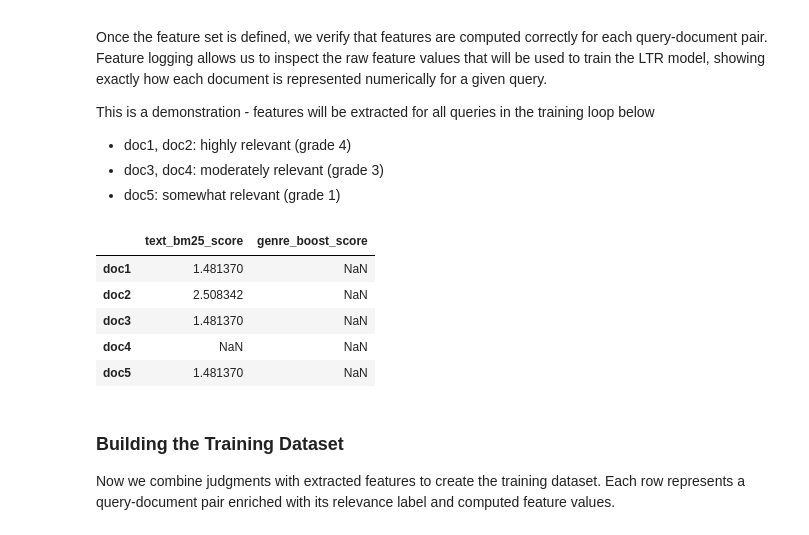
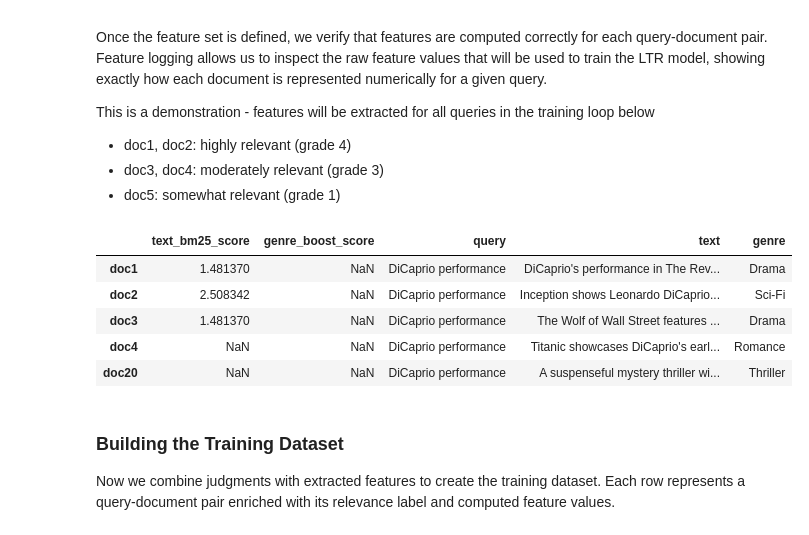
Before and after one commit to Delacrobix/training-ltr-model-based-on-judgement-sets, a Jupyter notebook: notebook/notebook.ipynb, the cells around one changed output. Cells and saved outputs as stored; diff of their text form; code cells hidden in the pictures.

```diff
--- a/notebook/notebook.ipynb
+++ b/notebook/notebook.ipynb
@@ -126,26 +126,47 @@ This is a demonstration - features will be extracted for all queries in the trai
 # %%
 from eland.ml.ltr import FeatureLogger
 
 # Logging Feature Values
 feature_logger = FeatureLogger(es_client, INDEX_NAME, ltr_config)
 
 # Example: Extract features for a single query to demonstrate feature extraction
+doc_ids = ["doc1", "doc2", "doc3", "doc4", "doc20"]
 features = feature_logger.extract_features(
     query_params={"query": "DiCaprio performance"},
-    doc_ids=["doc1", "doc2", "doc3", "doc4", "doc5"],
+    doc_ids=doc_ids,
 )
 
+# Get document text and genre from Elasticsearch
+docs_response = es_client.mget(index=INDEX_NAME, body={"ids": doc_ids})
+doc_info = {}
+for doc in docs_response["docs"]:
+    if doc.get("found"):
+        doc_info[doc["_id"]] = {
+            "text": doc["_source"].get("text", ""),
+            "genre": doc["_source"].get("genre", ""),
+        }
 
+# Create DataFrame with features
 features_df = pd.DataFrame(features).T
 features_df.columns = ltr_config.feature_names
+features_df["query"] = "DiCaprio performance"
+
+# Adding text and genre columns
+features_df["text"] = features_df.index.map(
+    lambda x: doc_info.get(x, {}).get("text", "")
+)
+features_df["genre"] = features_df.index.map(
+    lambda x: doc_info.get(x, {}).get("genre", "")
+)
+
 features_df
 # %% [output]
-|  | text_bm25_score | genre_boost_score |
-| doc1 | 1.481370 | NaN |
-| doc2 | 2.508342 | NaN |
-| doc3 | 1.481370 | NaN |
-| doc4 | NaN | NaN |
-| doc5 | 1.481370 | NaN |
+|  | text_bm25_score | genre_boost_score | query | text | genre |
+| doc1 | 1.481370 | NaN | DiCaprio performance | DiCaprio's performance in The Rev... | Drama |
+| doc2 | 2.508342 | NaN | DiCaprio performance | Inception shows Leonardo DiCaprio... | Sci-Fi |
+| doc3 | 1.481370 | NaN | DiCaprio performance | The Wolf of Wall Street features ... | Drama |
+| doc4 | NaN | NaN | DiCaprio performance | Titanic showcases DiCaprio's earl... | Romance |
+| doc20 | NaN | NaN | DiCaprio performance | A suspenseful mystery thriller wi... | Thriller |
 # %% [markdown]
 ### Building the Training Dataset
 Now we combine judgments with extracted features to create the training dataset. Each row represents a query-document pair enriched with its relevance label and computed feature values.
```
Also changed, not shown: parts of 11 cells of this notebook, 1 other file.
